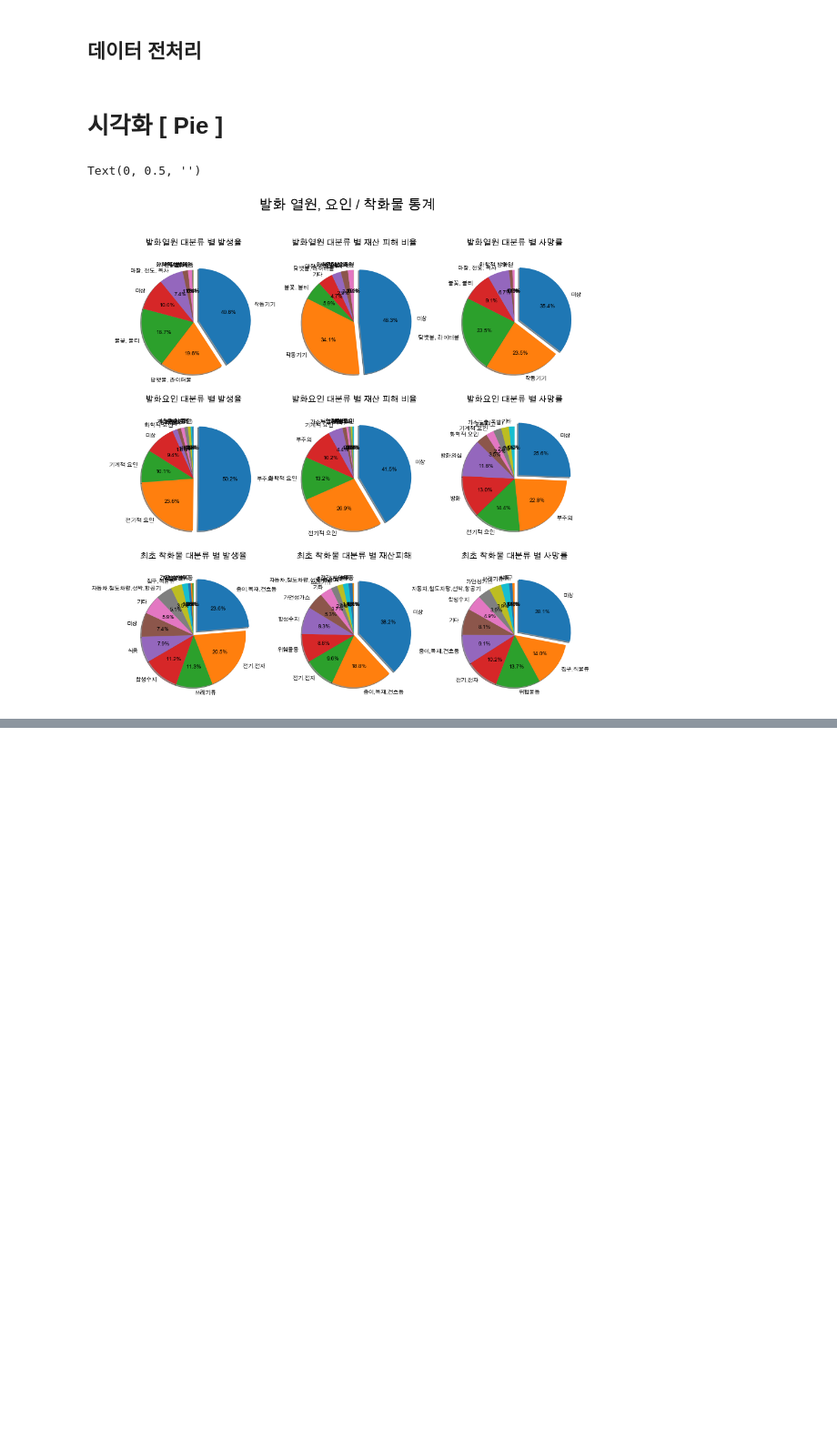
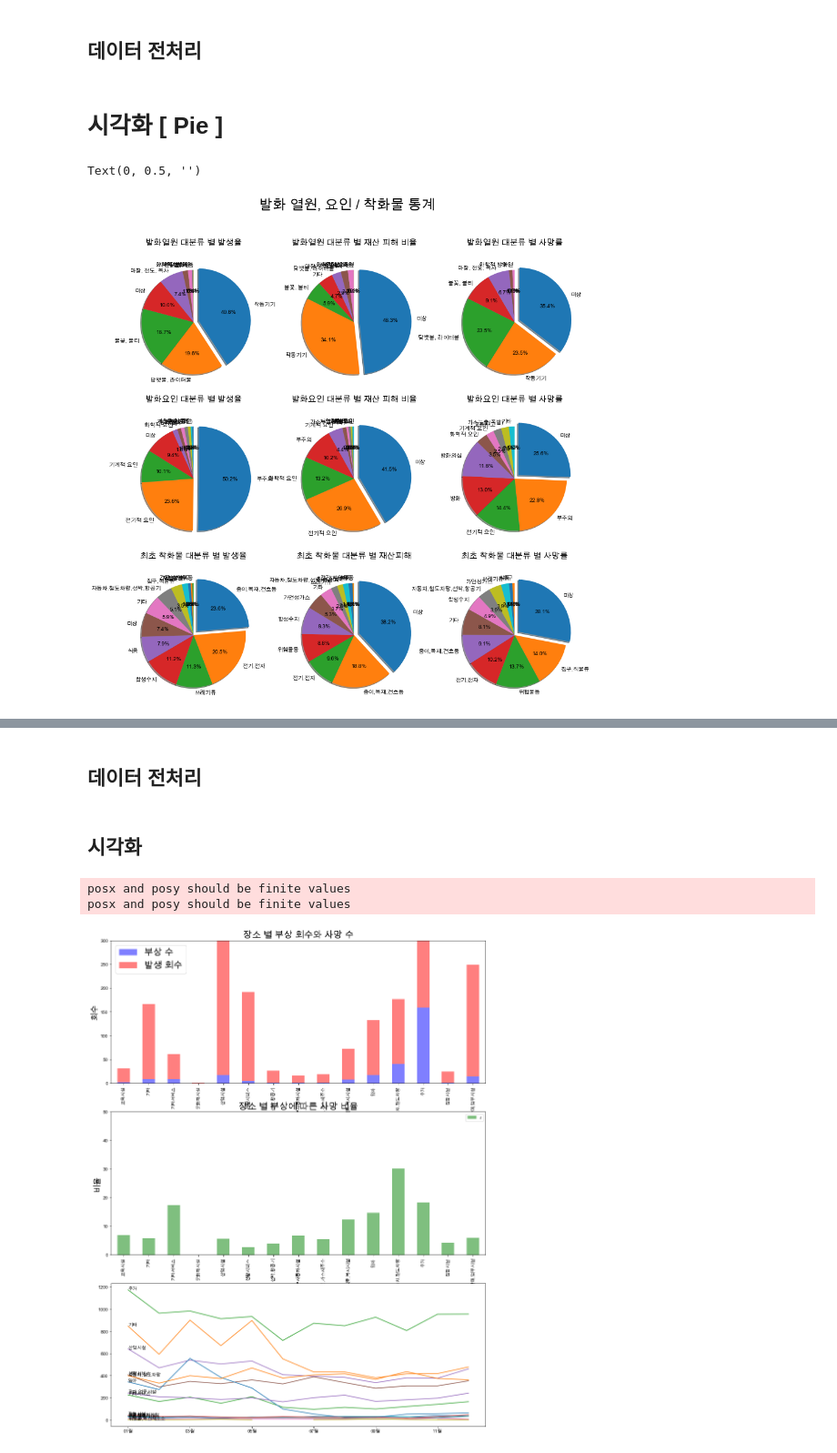
Before and after one commit to charmingjae/pandas, a Jupyter notebook: work/project.ipynb, the cells around one changed output, grey strips where cells are left out. Shown at 91% size. Drawn from its saved outputs; the diff is of its cells as text; code cells hidden in the pictures; blank space fills up the shorter version.

```diff
--- a/work/project.ipynb
+++ b/work/project.ipynb
@@ -367,0 +655,67 @@ Index(['화재발생년월일', '시도', '시·군·구', '읍면동', '화재
+# %% [markdown]
+## 데이터 전처리
+# %%
+# 장소 별 사망, 부상
+df_deatLoc=data['사망'].groupby(data['장소대분류']). sum()
+df_injuredLoc=data['부상'].groupby(data['장소대분류']).sum()
+
+df_temp = pd.DataFrame()
+
+df_temp = data['장소대분류'].groupby(data['장소대분류']).count().index.to_frame()
+df_temp.index = np.arange(0,15)
+
+df_LocOccr = pd.DataFrame(index= monthFilter)
+for i in df_temp['장소대분류']:
+    mask1 = (data.장소대분류 == i)
+    df = data.loc[mask1,:].groupby(data['month']).count().iloc[:,0]
+    df=df.to_frame()
+    df.rename(columns={'화재발생년월일':i},inplace=True)
+    df_LocOccr=df_LocOccr.join(df)
+# %% [markdown]
+## 시각화
+# %%
+df_perRatio = df_deatLoc/df_injuredLoc * 100
+# %%
+# 피규어 생성
+fig5 = plt.figure(figsize=(15,20))
+
+# 파이 위치 설정
+ax1 = fig5.add_subplot(311)
+
+# 그래프 생성
+alpha = 0.5
+# 사망, 부상 데이터 기반의 그래프
+p1 = df_deatLoc.plot.bar(color='b', alpha=alpha, ax=ax1)
+p2 = df_injuredLoc.plot.bar(color='r', alpha=alpha, bottom=df_deatLoc, ax=ax1) # stacked bar chart
+# 그래프 세팅
+plt.title('장소 별 부상 회수와 사망 수', fontsize=20)
+plt.ylabel('회수', fontsize=18)
+plt.xticks(fontsize=10)
+plt.legend(('부상 수', '발생 회수'), fontsize=20)
+plt.ylim(0, 300)
+
+# 그래프 위치 설정
+ax2 = fig5.add_subplot(312)
+
+# 그래프 그림
+p3 = df_perRatio.plot.bar(color='g', alpha=alpha, ax=ax2)
+plt.title('장소 별 부상에 따른 사망 비율', fontsize=20)
+plt.ylabel('비율', fontsize=18)
+plt.xticks(fontsize=10)
+plt.legend('ratio', fontsize=10)
+plt.ylim(0, 50)
+
+
+# 그래프 위치 설정
+ax3 = fig5.add_subplot(313)
+
+# 포문을 돌면서 그래프 그림
+for i in df_temp['장소대분류']:
+    df_LocOccr[i].plot(ax = ax3)
+    plt.text(0, df_LocOccr[i][0], i) # (x,y) 좌표를 지정하여 문자열 출력하기
+
+plt.show()
+# %% [output]
+posx and posy should be finite values
+posx and posy should be finite values
+[figure, added]
```
Also changed, not shown: parts of 23 cells of this notebook, 5 other files.
